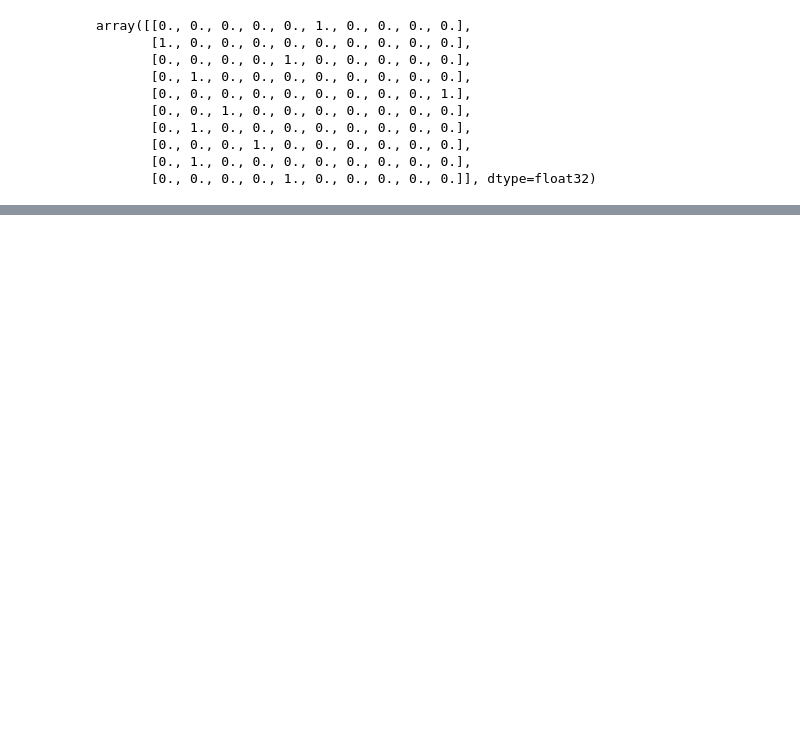
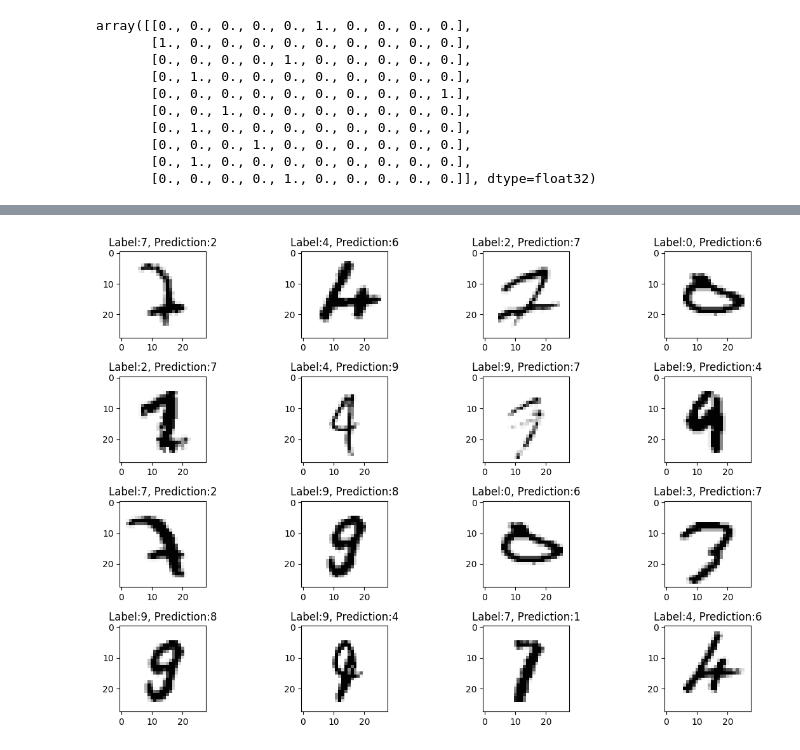
Before and after one commit to 21700185-kimtaehong/Int_AI_sample, a Jupyter notebook: 03_28_02.ipynb, the cells around one changed output, grey strips where cells are left out. Cells and saved outputs as stored; diff of their text form; code cells hidden in the pictures; blank space fills up the shorter version.

```diff
--- a/03_28_02.ipynb
+++ b/03_28_02.ipynb
@@ -93,22 +102,22 @@ plt.show()
 # %%
-+import random
+import random
 predicted_result = model.predict(x_test)
 predicted_labels = np.argmax(predicted_result, axis=1)
 test_labels = np.argmax(y_test, axis=1)
 wrong_result = []
 for n in range(0, len(test_labels)):
-if predicted_labels[n] != test_labels[n]:
-wrong_result.append(n)
+  if predicted_labels[n] != test_labels[n]:
+    wrong_result.append(n)
 samples = random.choices(population=wrong_result, k=16)
 count = 0
 nrows = ncols = 4
 plt.figure(figsize=(12,8))
 for n in samples:
-count += 1
-plt.subplot(nrows, ncols, count)
-plt.imshow(x_test[n].reshape(28, 28), cmap='Greys', interpolation='nearest')
-tmp = "Label:" + str(test_labels[n]) + ", Prediction:" + str(predicted_labels[n])
-plt.title(tmp)
+  count += 1
+  plt.subplot(nrows, ncols, count)
+  plt.imshow(x_test[n].reshape(28, 28), cmap='Greys', interpolation='nearest')
+  tmp = "Label:" + str(test_labels[n]) + ", Prediction:" + str(predicted_labels[n])
+  plt.title(tmp)
 plt.tight_layout()
 plt.show()
 # %% [output]
@@ -115,0 +125 @@ IndentationError: ignored
+[figure, added]
```
Also changed, not shown: parts of 5 cells of this notebook.
